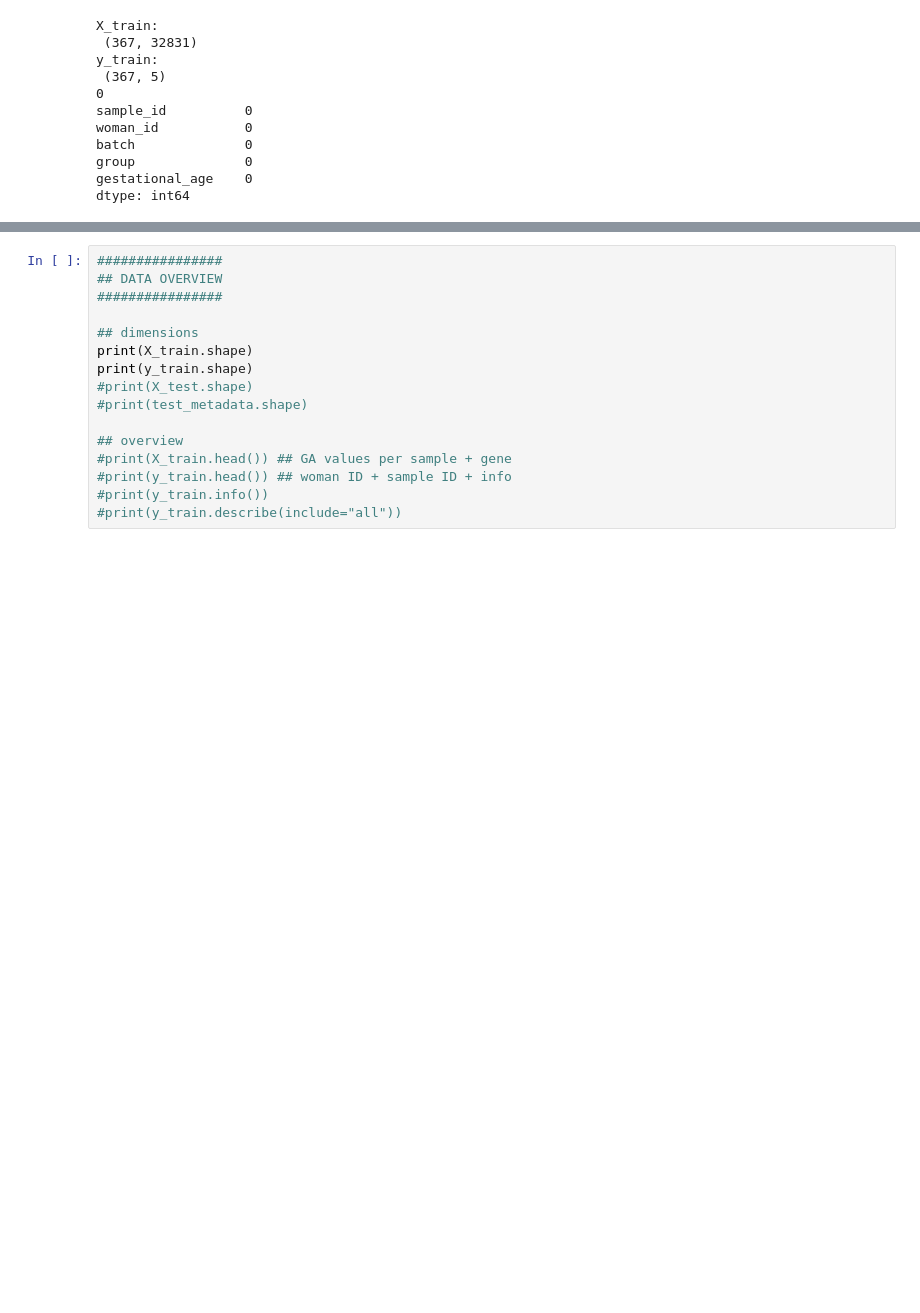
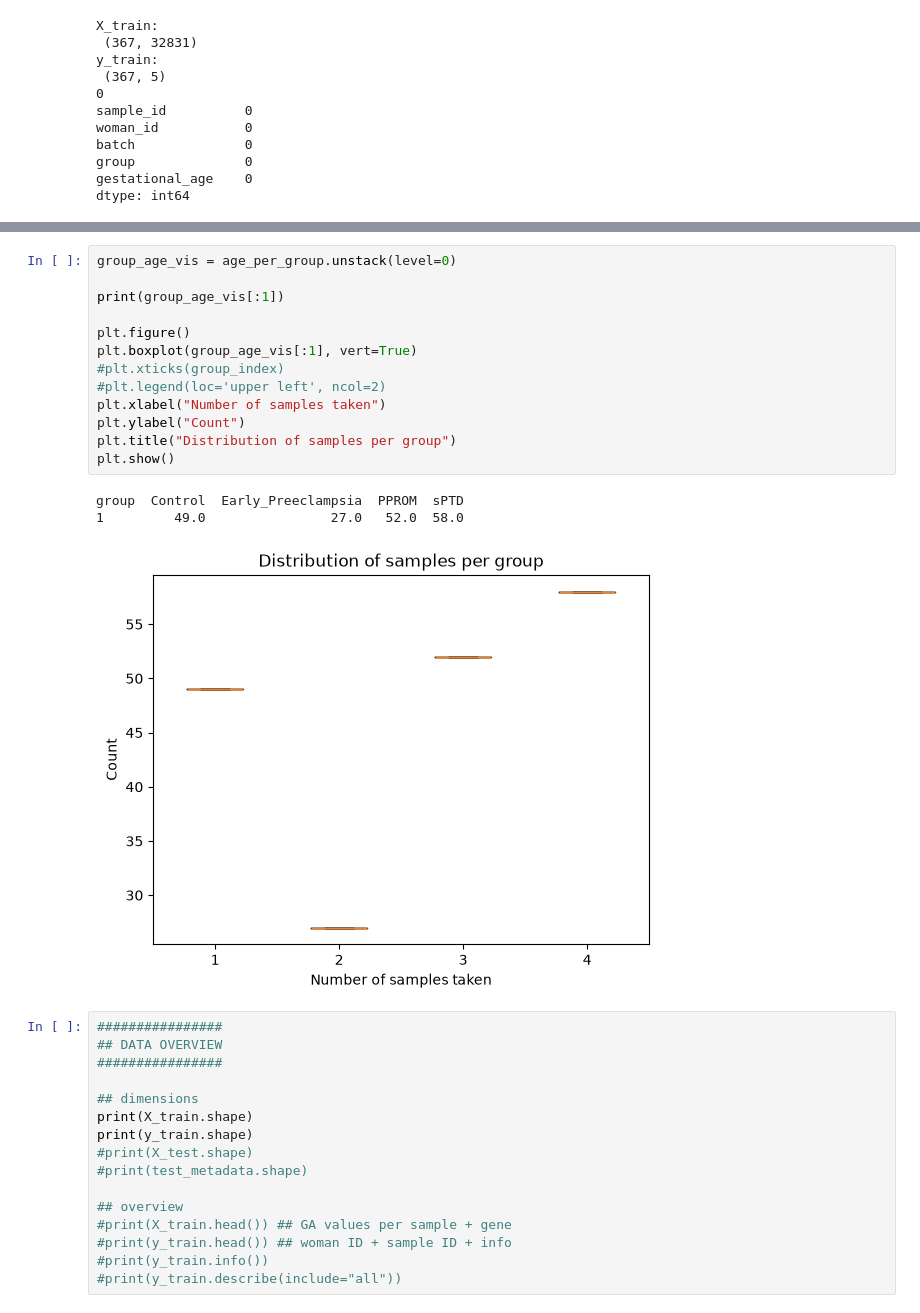
Before and after one commit to katioverboard/MLLS-projects, a Jupyter notebook: projectA.ipynb, the cells around one changed output, grey strips where cells are left out. Saved outputs shown, nothing was run; the diff lists cells and outputs as text; blank space fills up the shorter version.

```diff
--- a/projectA.ipynb
+++ b/projectA.ipynb
@@ -118,3 +151,20 @@ plt.show()
+# %%
+group_age_vis = age_per_group.unstack(level=0)
+
+print(group_age_vis[:1])
+
+plt.figure()
+plt.boxplot(group_age_vis[:1], vert=True)
+#plt.xticks(group_index)
+#plt.legend(loc='upper left', ncol=2)
+plt.xlabel("Number of samples taken")
+plt.ylabel("Count")
+plt.title("Distribution of samples per group")
+plt.show()
+# %% [output]
+group  Control  Early_Preeclampsia  PPROM  sPTD
+1         49.0                27.0   52.0  58.0
+[figure, added]
 # %%
 ################
 ## DATA OVERVIEW
```
Also changed, not shown: parts of 4 cells of this notebook.
